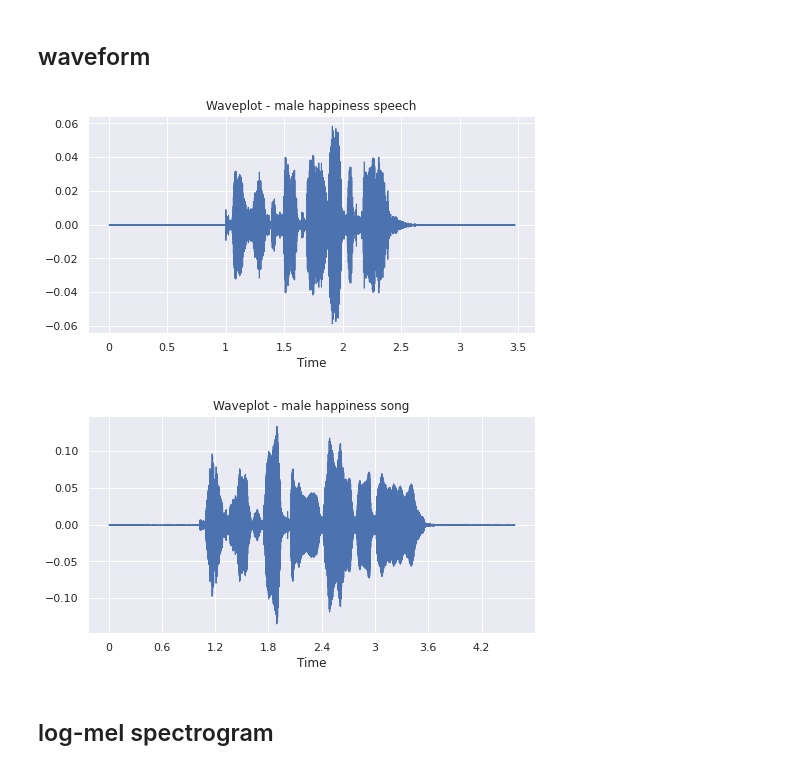
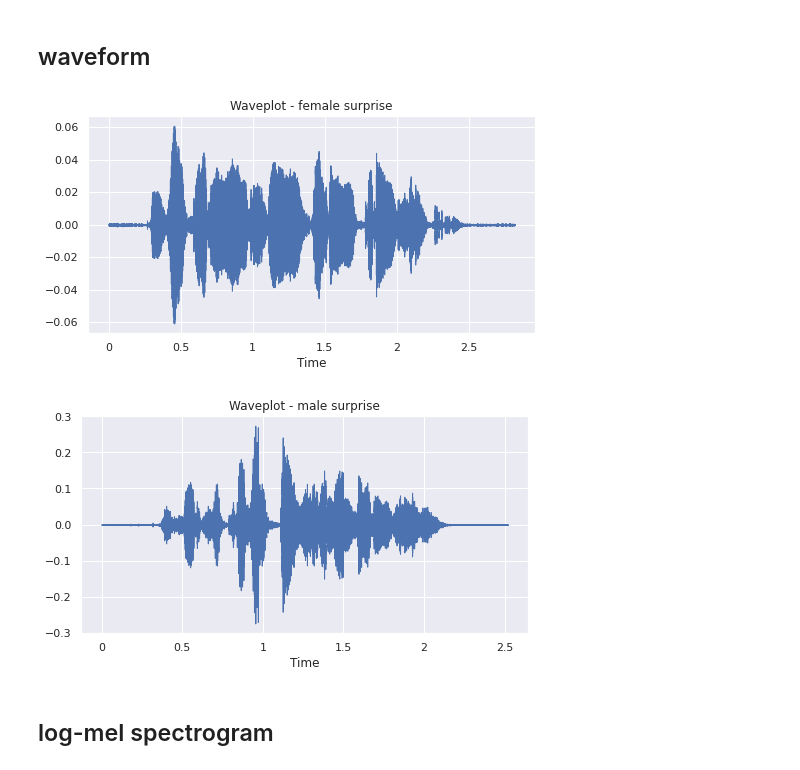
Before and after one commit to mikolajm190/python_SER_DL, a Jupyter notebook: src/emovo_SER.ipynb, the cells around one changed output. Drawn from its saved outputs; the diff is of its cells as text; code cells hidden in the pictures.

Commit message:
plots update

```diff
--- a/src/emovo_SER.ipynb
+++ b/src/emovo_SER.ipynb
@@ -77,29 +77,29 @@ class_imbalance_plot()
 # %%
 import librosa.display
 
 # waveplot
-wavf, sr = librosa.load('../data/ravdess/Audio_Speech_Actors_01-24/Actor_01/03-01-03-01-01-01-01.wav')
+wavf, sr = librosa.load(df['path'][0])
 
 plt.figure(figsize = (8, 4))
 librosa.display.waveshow(wavf, sr = sr)
-plt.title('Waveplot - male happiness speech')
-plt.savefig(imgsPath + 'waveplot_male_happiness_speech.png')
+plt.title('Waveplot - female surprise')
+plt.savefig(imgs_path + 'waveplot_female_surprise.png')
 plt.show()
 # %% [output]
-[figure, old version]
+[figure, new version]
 # %%
 import librosa.display
 
 # waveplot
-wavf, sr = librosa.load('../data/ravdess/Audio_Song_Actors_01-24/Actor_01/03-02-03-01-01-01-01.wav')
+wavf, sr = librosa.load(df["path"][587])
 
 plt.figure(figsize = (8, 4))
 librosa.display.waveshow(wavf, sr = sr)
-plt.title('Waveplot - male happiness song')
-plt.savefig(imgsPath + 'waveplot_male_happiness_song.png')
+plt.title('Waveplot - male surprise')
+plt.savefig(imgs_path + 'waveplot_male_surprise.png')
 plt.show()
 # %% [output]
-[figure, old version]
+[figure, new version]
 # %% [markdown]
 ## log-mel spectrogram
 # %% [markdown]
```
Also changed, not shown: parts of 2 cells of this notebook.
